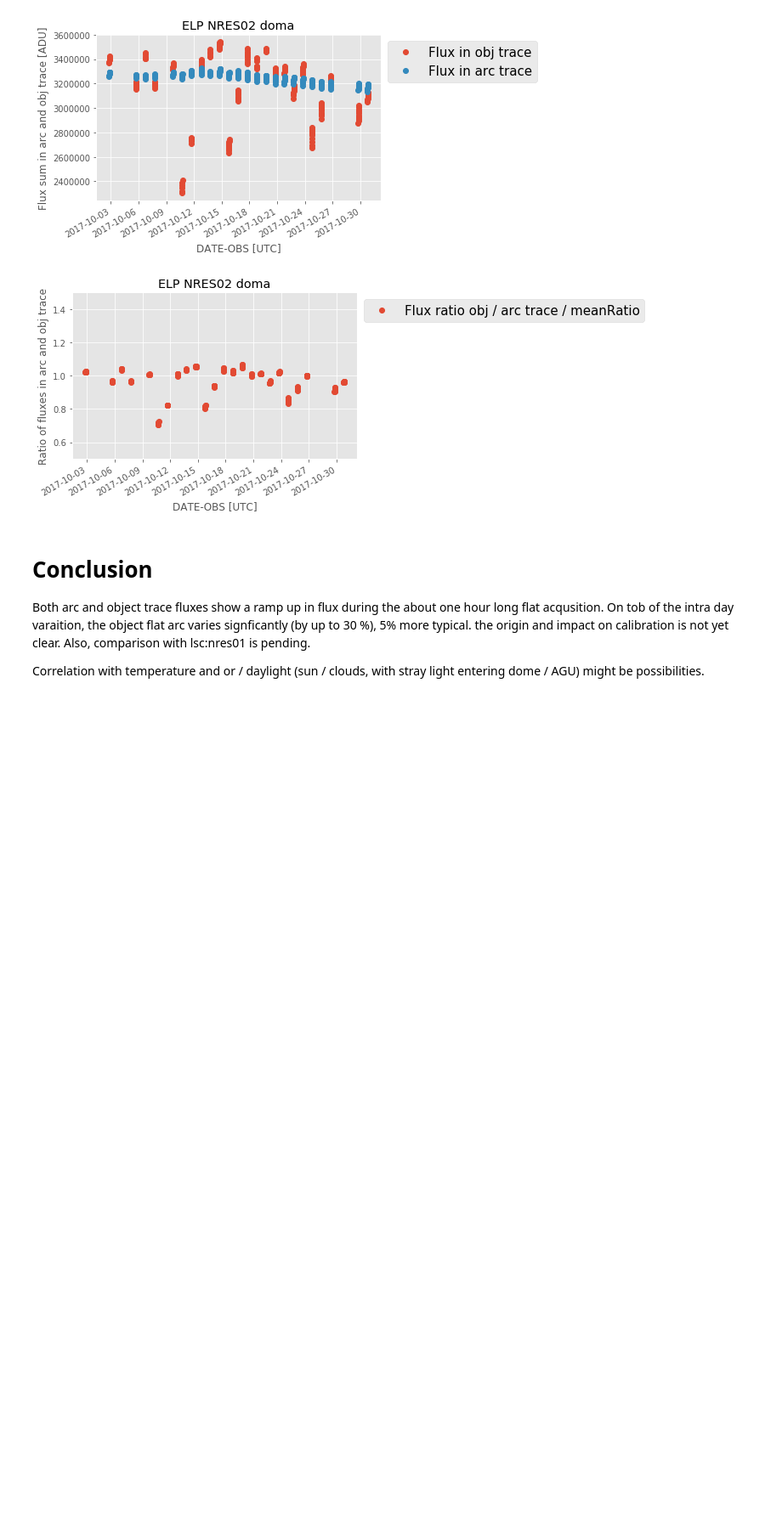
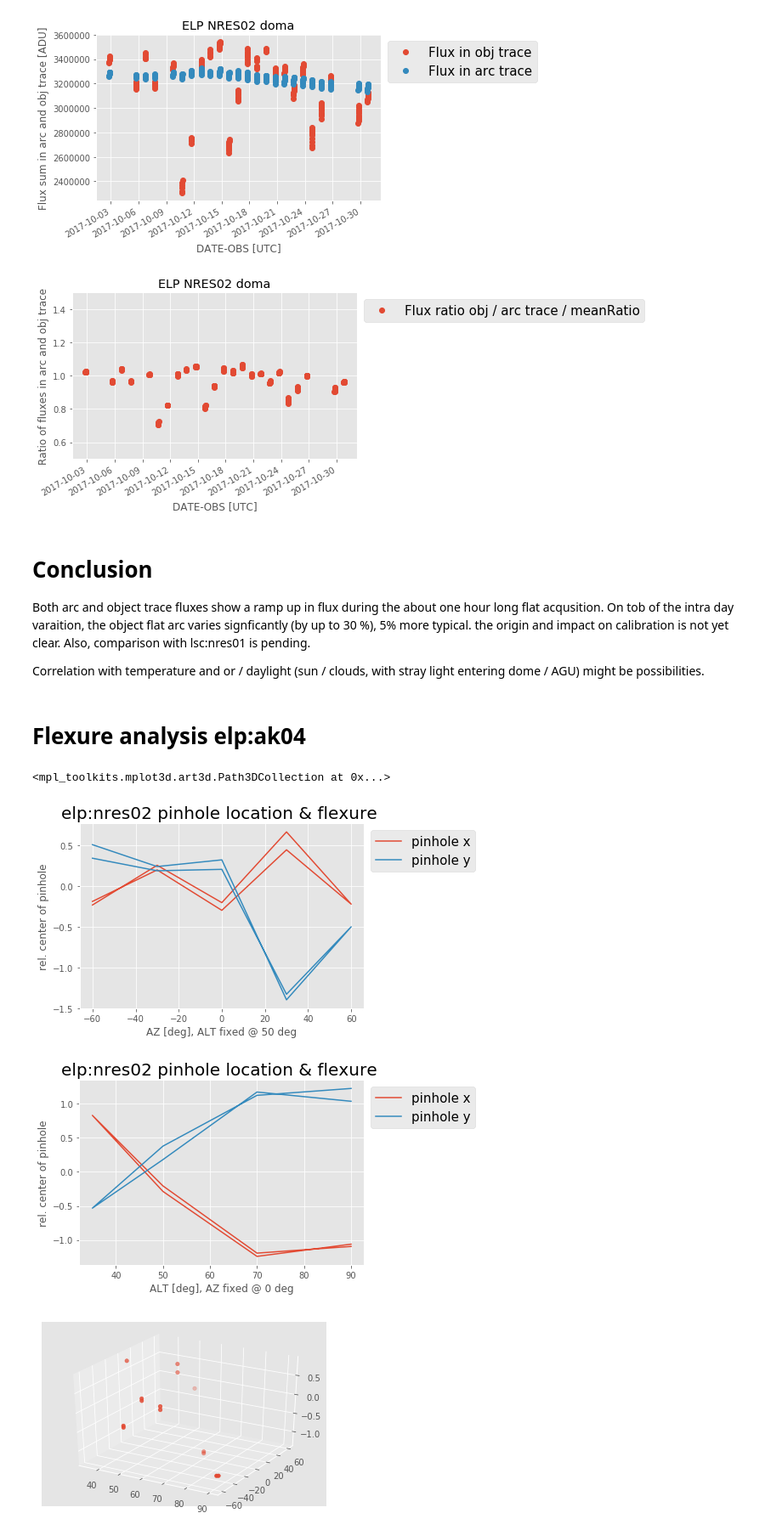
Before and after one commit to drhaz/lco_nresAnalysis, a Jupyter notebook: flatStability/FlatFieldThroughputStability.ipynb, the cells around one changed output. Shown: that part at 85% size. Drawn from its saved outputs; the diff is of its cells as text; code cells hidden in the pictures; blank space fills up the shorter version.

```diff
--- a/flatStability/FlatFieldThroughputStability.ipynb
+++ b/flatStability/FlatFieldThroughputStability.ipynb
@@ -236,3 +236,5 @@ for imagename in allak04:
 
 
     #scipy.misc.toimage(extractdata, cmin=300, cmax=np.max(extractdata)).save(outname)
+# %% [markdown]
+# Flexure analysis elp:ak04
@@ -239 +293,39 @@ for imagename in allak04:
+# %%
+from mpl_toolkits.mplot3d import Axes3D
+
+alts=np.asarray(alts)
+azs=np.asarray(azs)
+
+xs=np.asarray(xs)
+ys=np.asarray(ys)
+az = azs
+az[az>180] =az[az>180] - 360
+
+plt.figure()
+plt.plot (az[-9:],xs[-9:] - np.nanmean (xs), label="pinhole x")
+plt.plot (az[-9:],ys[-9:] - np.nanmean (ys), label="pinhole y")
+plt.xlabel ('AZ [deg], ALT fixed @ 50 deg')
+plt.ylabel ('rel. center of pinhole')
+lgd = plt.legend(bbox_to_anchor=(1, 1), loc='upper left', ncol=1,  fontsize=15)
+plt.title  ('elp:nres02 pinhole location & flexure ', fontsize=20)
+#plt.savefig ("nres_elp_flexure_AZ.png", box_extra_artists=(lgd,), bbox_inches="tight", dpi=300)
+
+
+plt.figure()
+plt.plot (alts[4:11],xs[4:11] - np.nanmean (xs), label="pinhole x")
+plt.plot (alts[4:11],ys[4:11] - np.nanmean (ys), label="pinhole y")
+lgd = plt.legend(bbox_to_anchor=(1, 1), loc='upper left', ncol=1,  fontsize=15)
+plt.xlabel ('ALT [deg], AZ fixed @ 0 deg')
+plt.ylabel ('rel. center of pinhole')
+plt.title  ('elp:nres02 pinhole location & flexure ', fontsize=20)
+#plt.savefig ("nres_elp_flexure_ALT.png", box_extra_artists=(lgd,), bbox_inches="tight", dpi=300)
+
+fig = plt.figure()
+ax = fig.add_subplot(111, projection='3d')
+ax.scatter (alts[4:], az[4:], xs[4:]- np.nanmean (xs))
+# %% [output]
+<mpl_toolkits.mplot3d.art3d.Path3DCollection at 0x...>
+[figure, added]
+[figure, added]
+[figure, added]
 # %%
```
Also changed, not shown: parts of 2 cells of this notebook.
